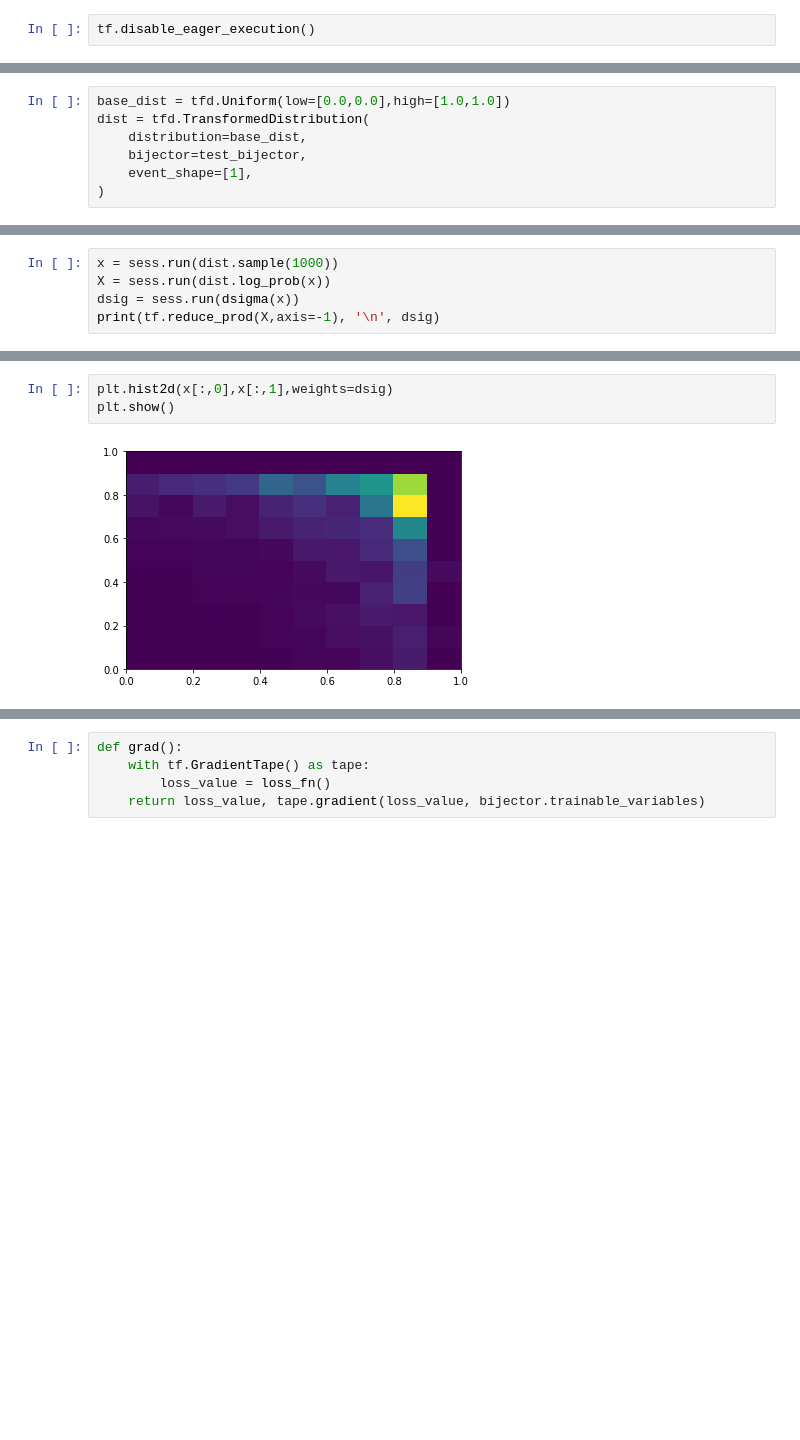
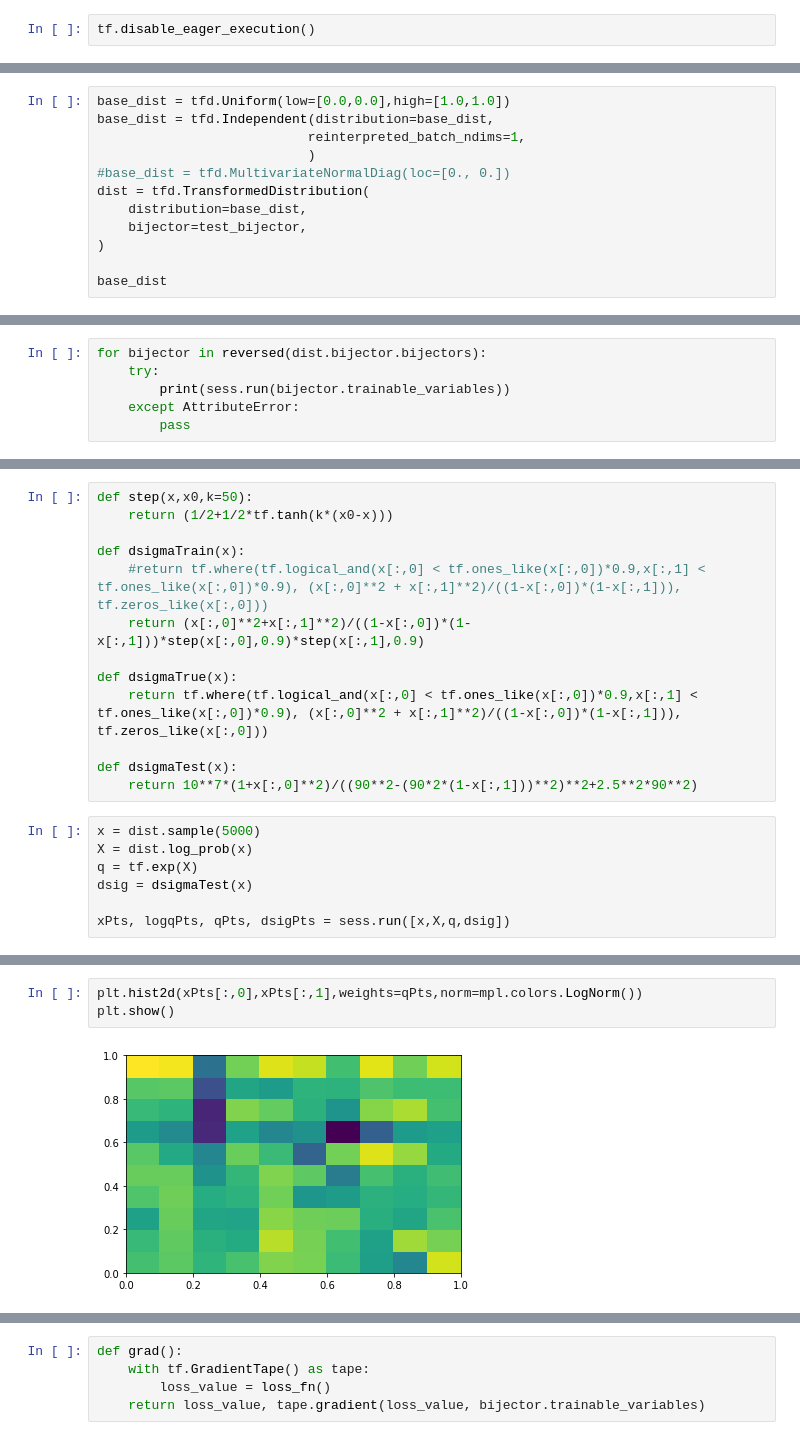
Before and after one commit to matteoettam09/i-flow, a Jupyter notebook: bijector.ipynb, the cells around one changed output, grey strips where cells are left out. Drawn from its saved outputs; the diff is of its cells as text; blank space fills up the shorter version.

```diff
--- a/bijector.ipynb
+++ b/bijector.ipynb
@@ -96,8 +99,13 @@ _________________________________________________________________
 1
 # %%
 base_dist = tfd.Uniform(low=[0.0,0.0],high=[1.0,1.0])
+base_dist = tfd.Independent(distribution=base_dist,
+                           reinterpreted_batch_ndims=1,
+                           )
+#base_dist = tfd.MultivariateNormalDiag(loc=[0., 0.])
 dist = tfd.TransformedDistribution(
     distribution=base_dist,
     bijector=test_bijector,
-    event_shape=[1],
 )
+
+base_dist
@@ -145,0 +142,6 @@ def dsigma(x):
+# %%
+for bijector in reversed(dist.bijector.bijectors):
+    try:
+        print(sess.run(bijector.trainable_variables))
+    except AttributeError:
+        pass
@@ -146,5 +166,20 @@ def dsigma(x):
+# %%
+def step(x,x0,k=50):
+    return (1/2+1/2*tf.tanh(k*(x0-x)))
+
+def dsigmaTrain(x):
+    #return tf.where(tf.logical_and(x[:,0] < tf.ones_like(x[:,0])*0.9,x[:,1] < tf.ones_like(x[:,0])*0.9), (x[:,0]**2 + x[:,1]**2)/((1-x[:,0])*(1-x[:,1])), tf.zeros_like(x[:,0]))
+    return (x[:,0]**2+x[:,1]**2)/((1-x[:,0])*(1-x[:,1]))*step(x[:,0],0.9)*step(x[:,1],0.9)
+
+def dsigmaTrue(x):
+    return tf.where(tf.logical_and(x[:,0] < tf.ones_like(x[:,0])*0.9,x[:,1] < tf.ones_like(x[:,0])*0.9), (x[:,0]**2 + x[:,1]**2)/((1-x[:,0])*(1-x[:,1])), tf.zeros_like(x[:,0]))
+
+def dsigmaTest(x):
+    return 10**7*(1+x[:,0]**2)/((90**2-(90*2*(1-x[:,1]))**2)**2+2.5**2*90**2)
 # %%
-x = sess.run(dist.sample(1000))
-X = sess.run(dist.log_prob(x))
-dsig = sess.run(dsigma(x))
-print(tf.reduce_prod(X,axis=-1), '\n', dsig)
+x = dist.sample(5000)
+X = dist.log_prob(x)
+q = tf.exp(X)
+dsig = dsigmaTest(x)
+
+xPts, logqPts, qPts, dsigPts = sess.run([x,X,q,dsig])
@@ -163,5 +191,5 @@ ValueError: Dimension must be 2 but is 1 for 'transpose' (op: 'Transpose') with
 # %%
-plt.hist2d(x[:,0],x[:,1],weights=dsig)
+plt.hist2d(xPts[:,0],xPts[:,1],weights=qPts,norm=mpl.colors.LogNorm())
 plt.show()
 # %% [output]
-[figure, old version]
+[figure, new version]
```
Also changed, not shown: parts of 44 cells of this notebook.
